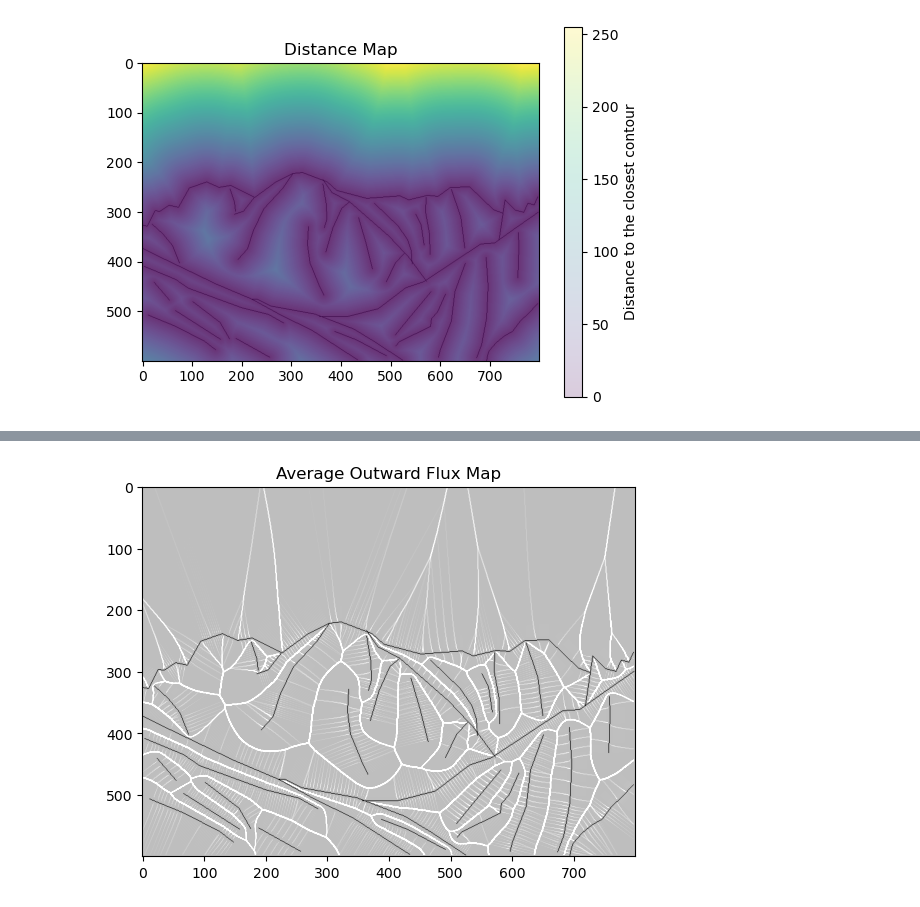
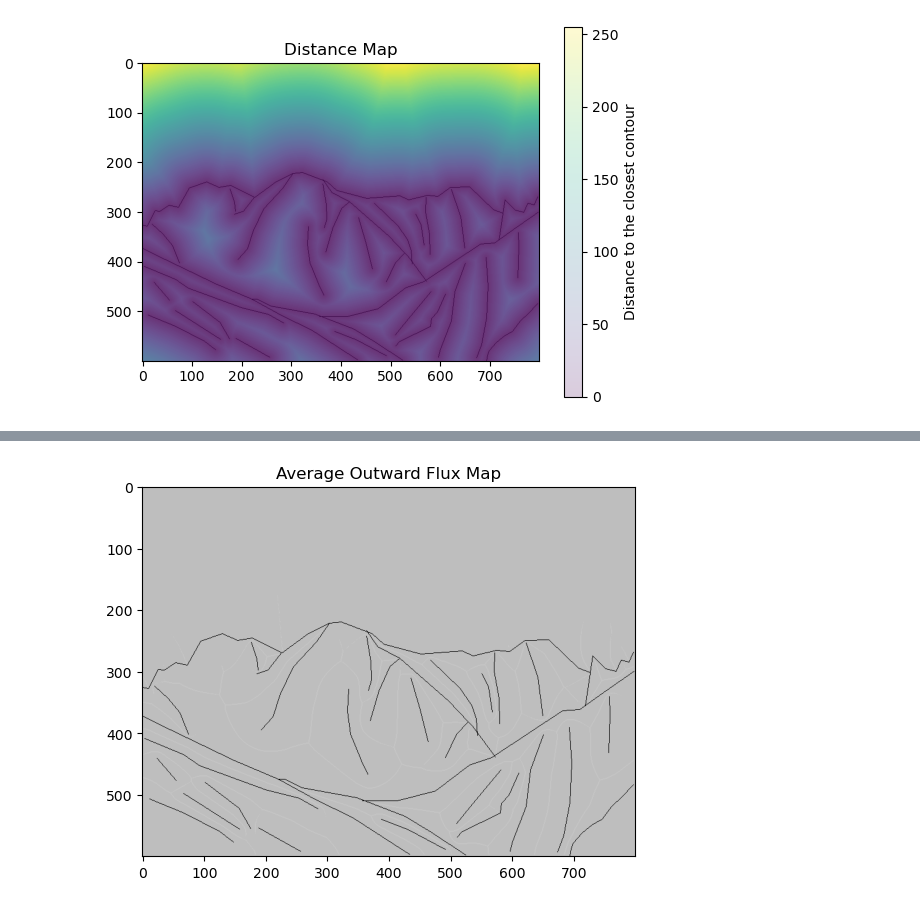
Before and after one commit to bwlabToronto/pyMLV, a Jupyter notebook: demos/getMedialAxis.ipynb, the cells around one changed output, grey strips where cells are left out. Drawn from its saved outputs; the diff is of its cells as text; code cells hidden in the pictures.

```diff
--- a/demos/getMedialAxis.ipynb
+++ b/demos/getMedialAxis.ipynb
@@ -166,16 +203,16 @@ plt.show()
 # %%
 # Making it look better
 plt.figure()
 from matplotlib.colors import LinearSegmentedColormap
 bw_cmap = LinearSegmentedColormap.from_list('bw_cmap', [(0, 'black'), (1, 'white')])
 cmap = LinearSegmentedColormap.from_list('mycmap', [(0, (1, 0, 0, 0)), (1, (1, 0, 0, 1))])
-fluxImage = load_mat('fluxImage.mat')['fluxImage']
+fluxImage = load_mat('fluxImage_temp.mat')['fluxImage']
 img_LD = imgLD['imgLD']
 
 
 plt.imshow(fluxImage, cmap=bw_cmap, vmin=0, vmax=10, alpha=1.0)
 plt.imshow((img_LD*255),cmap=cmap, vmin=0, vmax=10, alpha=0.75)
 plt.title("Average Outward Flux Map")
 plt.show()
 # %% [output]
-[figure, old version]
+[figure, new version]
```
Also changed, not shown: parts of 7 cells of this notebook, 27 other files.
